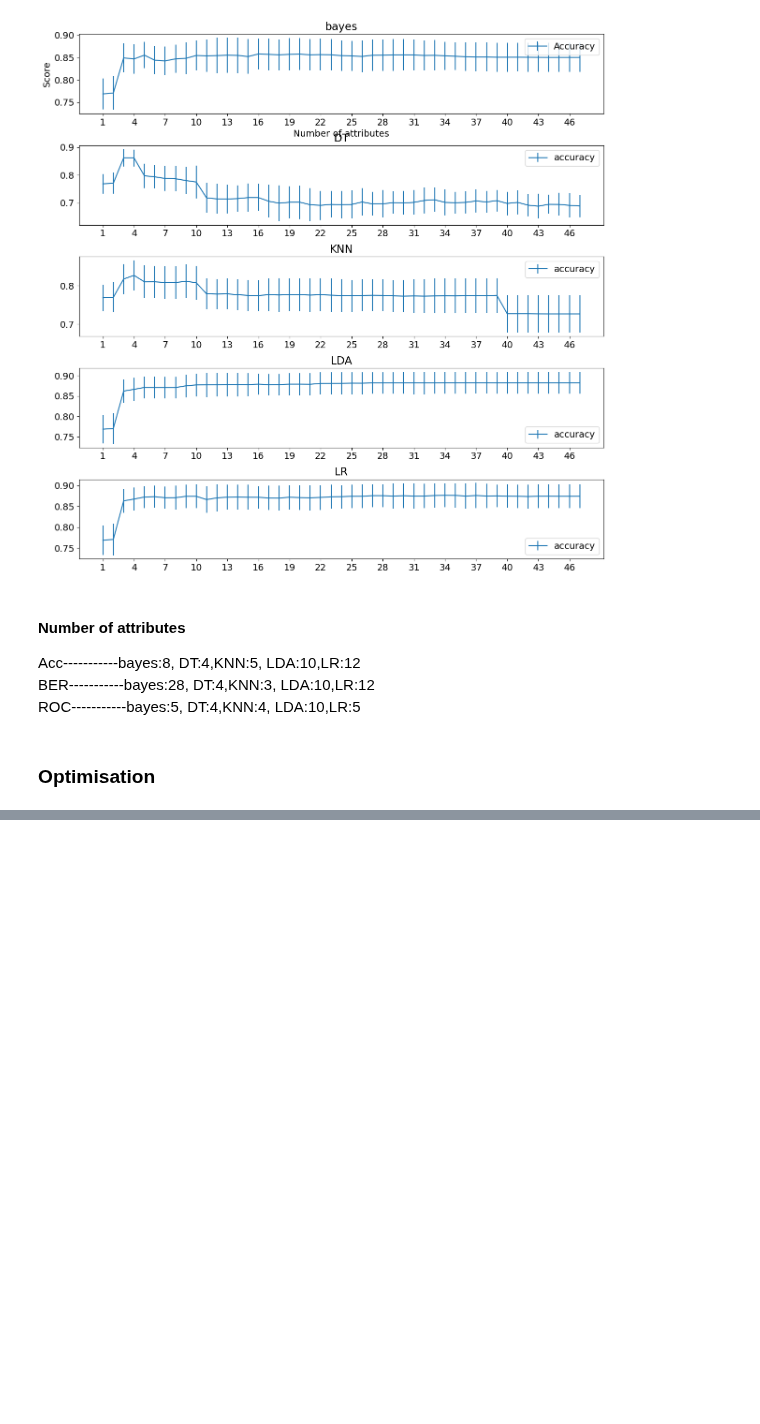
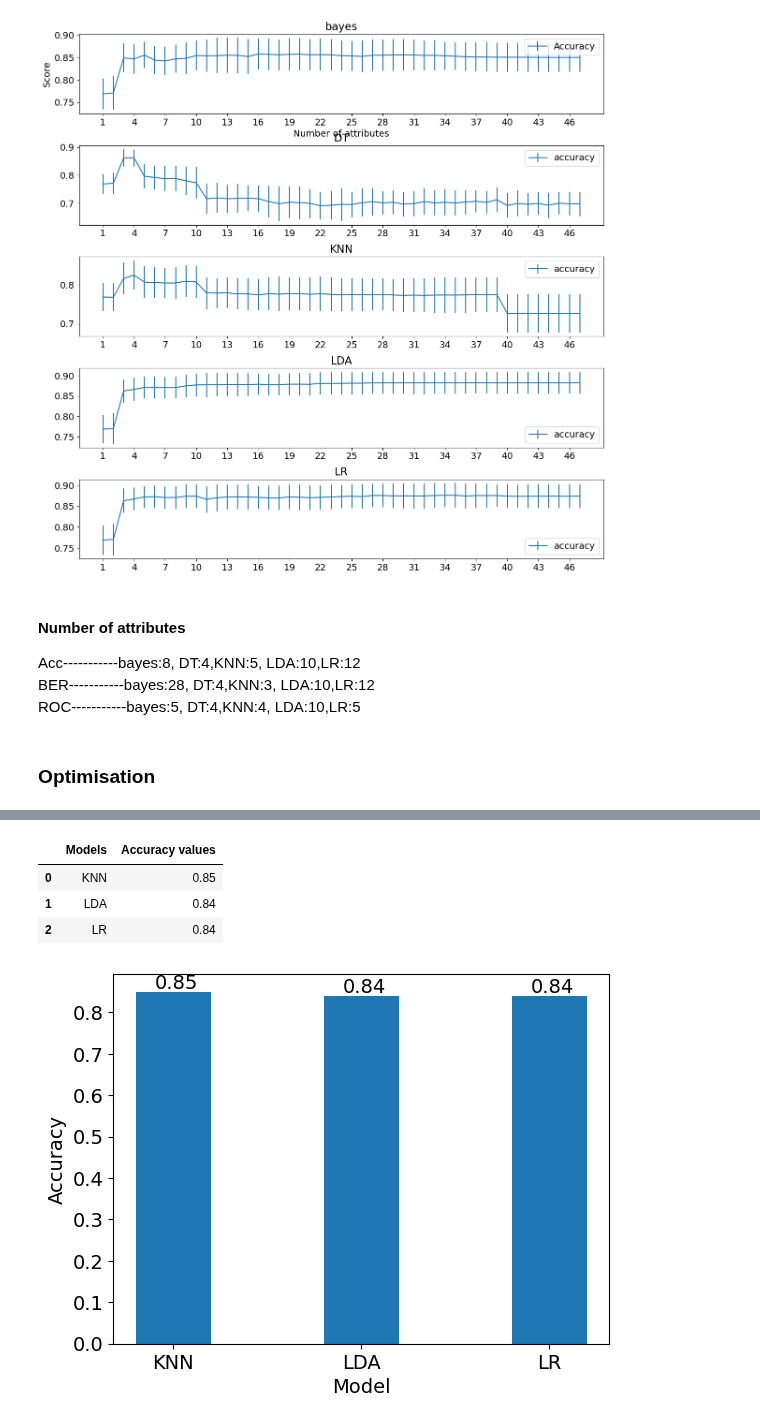
Before and after one commit to AdvancedGroupBootcamp/ai_marie_alex_moussa, a Jupyter notebook: ADA_Project/Model Comparaison.ipynb, the cells around one changed output, grey strips where cells are left out. Drawn from its saved outputs; the diff is of its cells as text; code cells hidden in the pictures; blank space fills up the shorter version.

```diff
--- a/ADA_Project/Model Comparaison.ipynb
+++ b/ADA_Project/Model Comparaison.ipynb
@@ -591,0 +795,11 @@ from grid_search_useful_tools import plot_grid_search,table_grid_search
+# %%
+accuracy_scores = get_accuracy_scores(X_train, X_valid, y_train, y_valid)
+# %%
+accuracy_score_knn, accuracy_score_lda, accuracy_score_lr = accuracy_scores
+# %%
+models = ['KNN', 'LDA', 'LR']
+accuracy_values = [
+    accuracy_score_knn,
+    accuracy_score_lda,
+    accuracy_score_lr
+]
@@ -591,0 +811,30 @@ from grid_search_useful_tools import plot_grid_search,table_grid_search
+# %%
+df_acc
+# %% [output]
+|  | Models | Accuracy values |
+| 0 | KNN | 0.85 |
+| 1 | LDA | 0.84 |
+| 2 | LR | 0.84 |
+# %%
+def plot_models(models, accuracy_values):
+    x = models
+    y = accuracy_values
+    bars = plt.bar(x, height=y, width=.4)
+    xlocs, xlabs = plt.xticks()
+
+
+    xlocs=[i for i in x]
+    xlabs=[i for i in x]
+
+    plt.xticks(xlocs, xlabs)
+    for bar in bars:
+        yval = bar.get_height()
+        plt.text(bar.get_x() + 0.1, yval + .007, yval)
+
+    plt.xlabel('Model')
+    plt.ylabel('Accuracy')
+    plt.show()
+# %%
+plot_models(models, accuracy_values)
+# %% [output]
+[figure, added]
```
Also changed, not shown: parts of 78 cells of this notebook.
